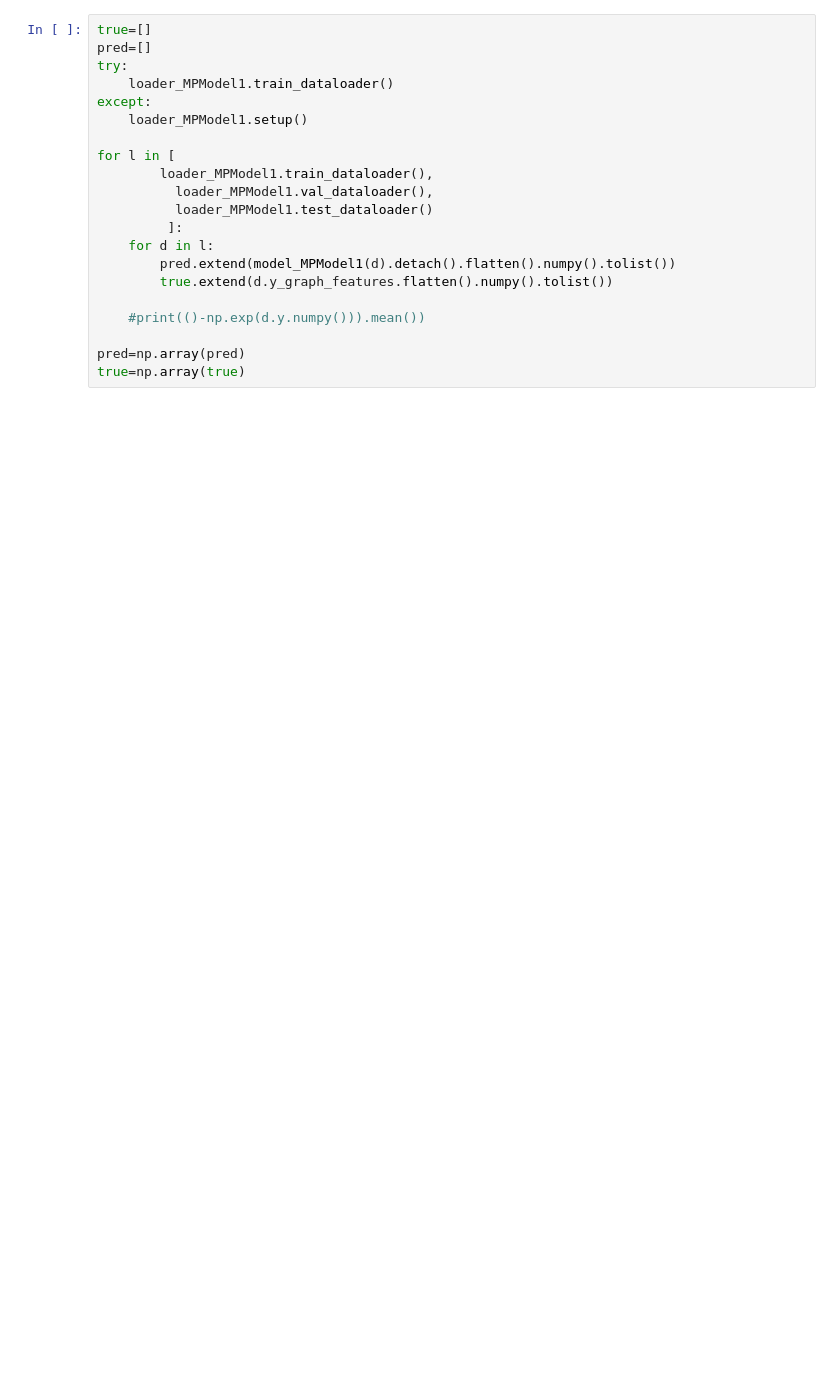
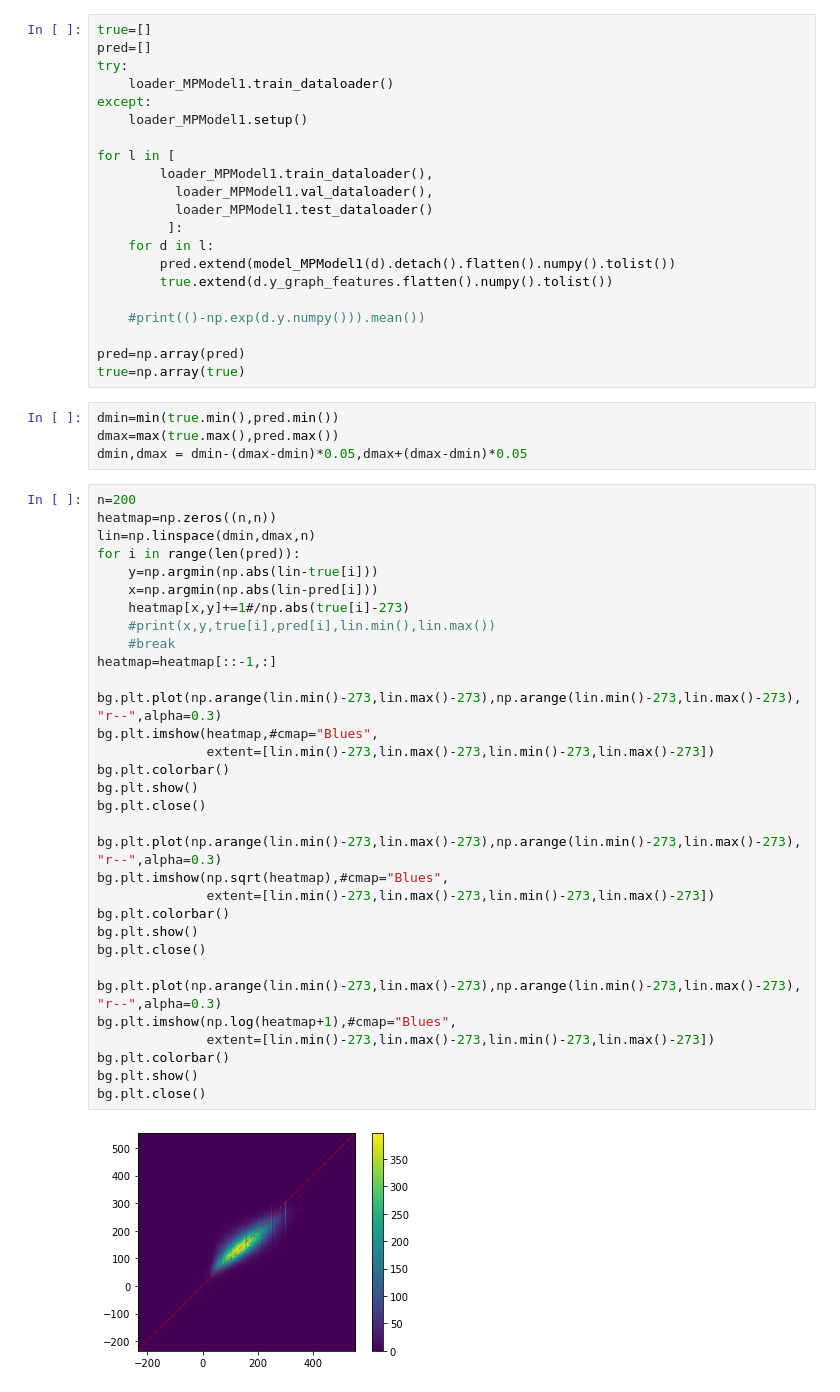
Before and after one commit to JulianKimmig/molNet, a Jupyter notebook: dev/black_box/notebooks/predicting_mp.ipynb, the cells around one changed output. Saved outputs shown, nothing was run; the diff lists cells and outputs as text; blank space fills up the shorter version.

```diff
--- a/dev/black_box/notebooks/predicting_mp.ipynb
+++ b/dev/black_box/notebooks/predicting_mp.ipynb
@@ -398,3 +402,41 @@ for l in [
 
 pred=np.array(pred)
 true=np.array(true)
+# %%
+dmin=min(true.min(),pred.min())
+dmax=max(true.max(),pred.max())
+dmin,dmax = dmin-(dmax-dmin)*0.05,dmax+(dmax-dmin)*0.05
+# %%
+n=200
+heatmap=np.zeros((n,n))
+lin=np.linspace(dmin,dmax,n)
+for i in range(len(pred)):
+    y=np.argmin(np.abs(lin-true[i]))
+    x=np.argmin(np.abs(lin-pred[i]))
+    heatmap[x,y]+=1#/np.abs(true[i]-273)
+    #print(x,y,true[i],pred[i],lin.min(),lin.max())
+    #break
+heatmap=heatmap[::-1,:]
+
+bg.plt.plot(np.arange(lin.min()-273,lin.max()-273),np.arange(lin.min()-273,lin.max()-273),"r--",alpha=0.3)
+bg.plt.imshow(heatmap,#cmap="Blues",
+              extent=[lin.min()-273,lin.max()-273,lin.min()-273,lin.max()-273])
+bg.plt.colorbar()
+bg.plt.show()
+bg.plt.close()
+
+bg.plt.plot(np.arange(lin.min()-273,lin.max()-273),np.arange(lin.min()-273,lin.max()-273),"r--",alpha=0.3)
+bg.plt.imshow(np.sqrt(heatmap),#cmap="Blues",
+              extent=[lin.min()-273,lin.max()-273,lin.min()-273,lin.max()-273])
+bg.plt.colorbar()
+bg.plt.show()
+bg.plt.close()
+
+bg.plt.plot(np.arange(lin.min()-273,lin.max()-273),np.arange(lin.min()-273,lin.max()-273),"r--",alpha=0.3)
+bg.plt.imshow(np.log(heatmap+1),#cmap="Blues",
+              extent=[lin.min()-273,lin.max()-273,lin.min()-273,lin.max()-273])
+bg.plt.colorbar()
+bg.plt.show()
+bg.plt.close()
+# %% [output]
+[figure, added]
```
Also changed, not shown: parts of 8 cells of this notebook, 12 other files.
